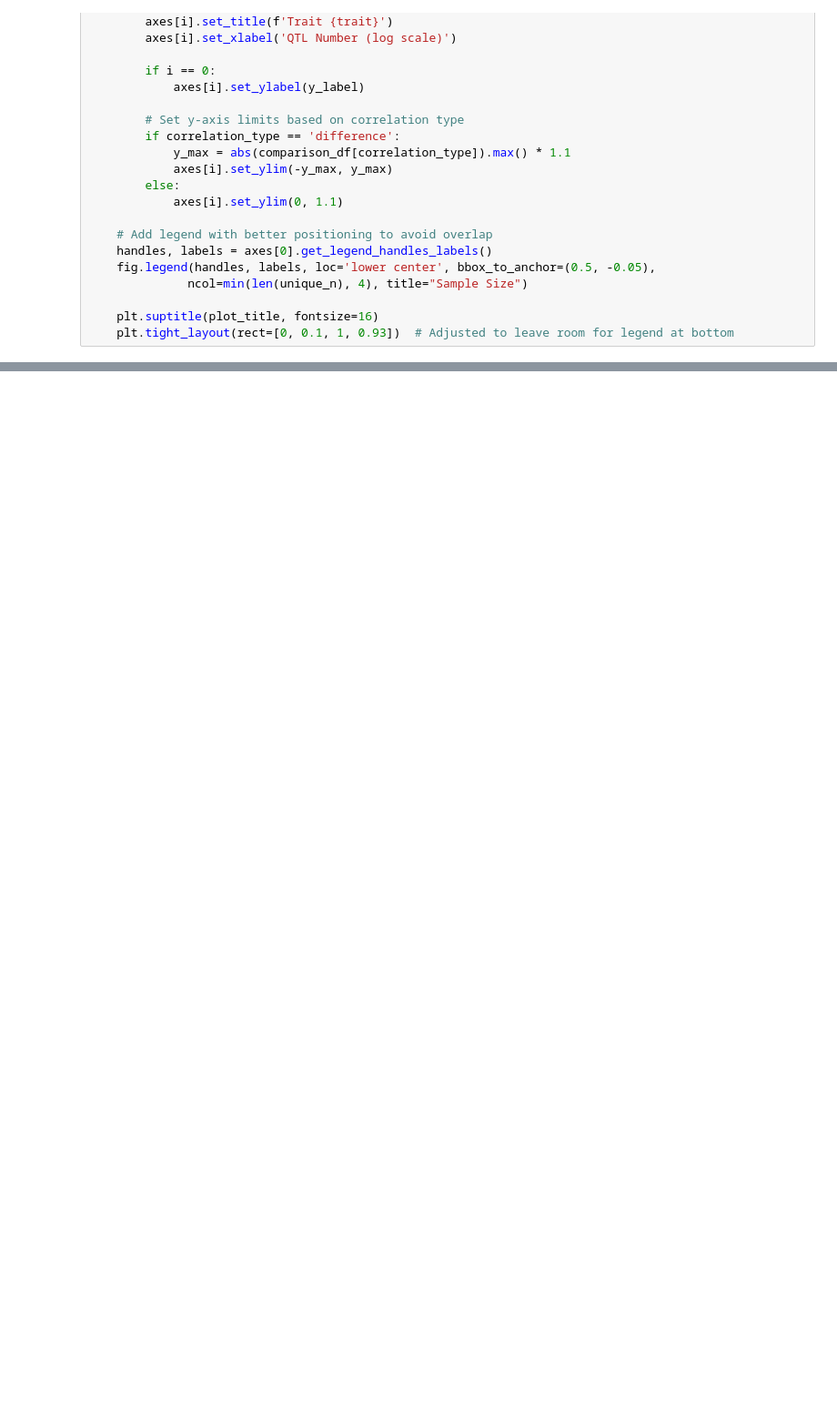
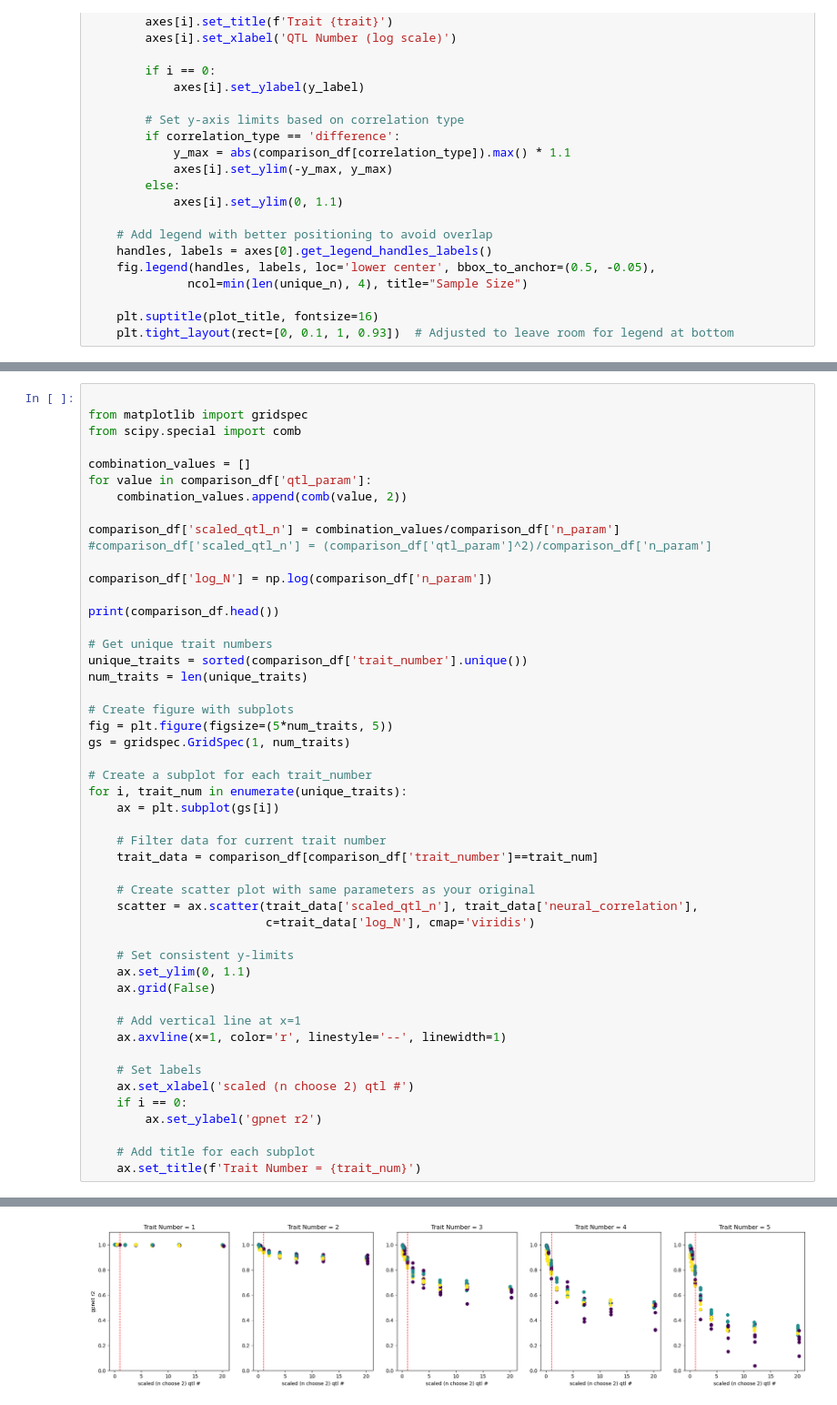
Before and after one commit to Arcadia-Science/2025-epistasis-dl-quantgen, a Jupyter notebook: workflow_sims/alphasimr_mini_snakemake/plot_models_neural.ipynb, the cells around one changed output, grey strips where cells are left out. Shown at 91% size. Cells and saved outputs as stored; diff of their text form; blank space fills up the shorter version.

```diff
--- a/workflow_sims/alphasimr_mini_snakemake/plot_models_neural.ipynb
+++ b/workflow_sims/alphasimr_mini_snakemake/plot_models_neural.ipynb
@@ -596,0 +400,50 @@ plt.axvline(x=1, color='r', linestyle='--', linewidth=1)
+# %%
+
+from matplotlib import gridspec
+from scipy.special import comb
+
+combination_values = []
+for value in comparison_df['qtl_param']:
+    combination_values.append(comb(value, 2))
+
+comparison_df['scaled_qtl_n'] = combination_values/comparison_df['n_param']
+#comparison_df['scaled_qtl_n'] = (comparison_df['qtl_param']^2)/comparison_df['n_param']
+
+comparison_df['log_N'] = np.log(comparison_df['n_param'])
+
+print(comparison_df.head())
+
+# Get unique trait numbers
+unique_traits = sorted(comparison_df['trait_number'].unique())
+num_traits = len(unique_traits)
+
+# Create figure with subplots
+fig = plt.figure(figsize=(5*num_traits, 5))
+gs = gridspec.GridSpec(1, num_traits)
+
+# Create a subplot for each trait_number
+for i, trait_num in enumerate(unique_traits):
+    ax = plt.subplot(gs[i])
+
+    # Filter data for current trait number
+    trait_data = comparison_df[comparison_df['trait_number']==trait_num]
+
+    # Create scatter plot with same parameters as your original
+    scatter = ax.scatter(trait_data['scaled_qtl_n'], trait_data['neural_correlation'],
+                         c=trait_data['log_N'], cmap='viridis')
+
+    # Set consistent y-limits
+    ax.set_ylim(0, 1.1)
+    ax.grid(False)
+
+    # Add vertical line at x=1
+    ax.axvline(x=1, color='r', linestyle='--', linewidth=1)
+
+    # Set labels
+    ax.set_xlabel('scaled (n choose 2) qtl #')
+    if i == 0:
+        ax.set_ylabel('gpnet r2')
+
+    # Add title for each subplot
+    ax.set_title(f'Trait Number = {trait_num}')
+# %% [output]
@@ -597,3 +463,4 @@ plt.axvline(x=1, color='r', linestyle='--', linewidth=1)
+[figure, added]
 # %%
 trait1 = comparison_df[comparison_df['trait_number']==1]
 plt.scatter(trait1['scaled_qtl_n'], trait1['neural_correlation'], c=trait1['log_N'], cmap='viridis')
```
Also changed, not shown: parts of 18 cells of this notebook.
